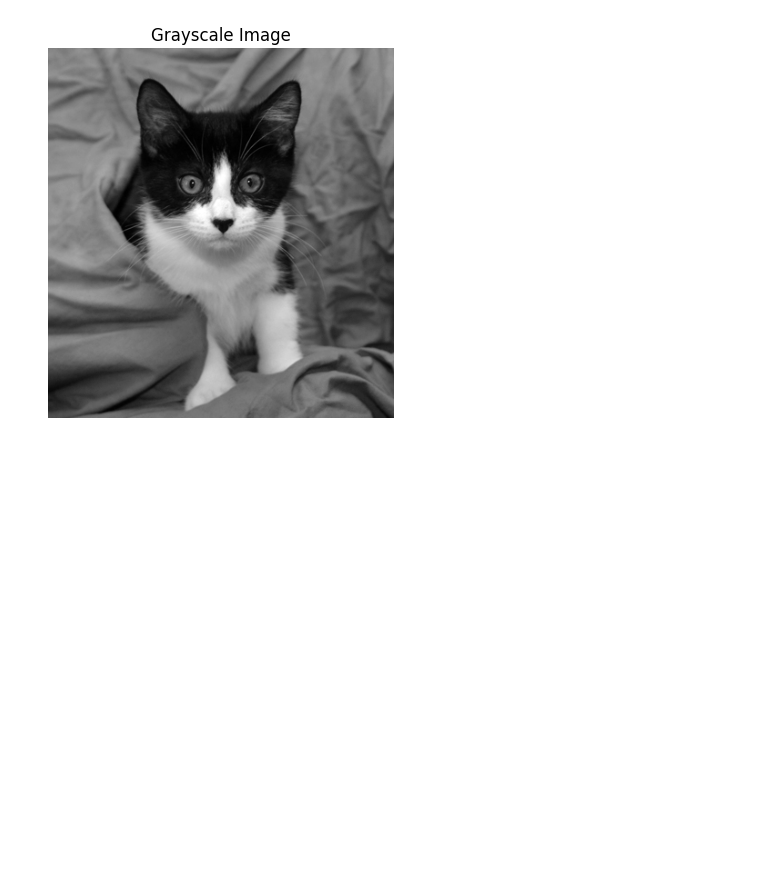
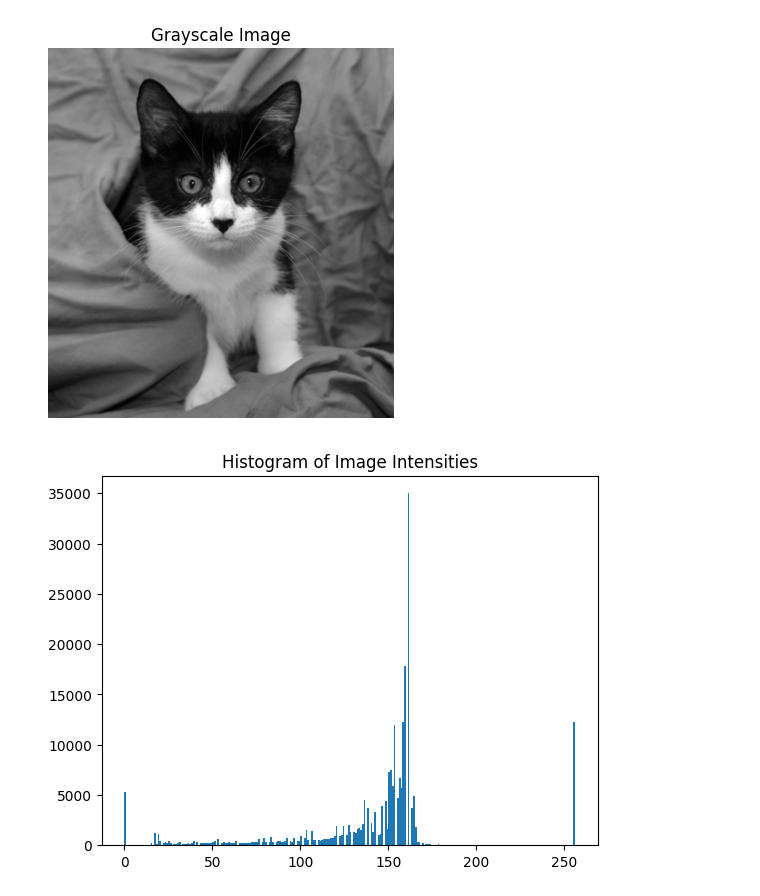
Before and after one commit to maruf908548/DIP_Lab_Final, a Jupyter notebook: DIP_Lab_Final.ipynb, the cells around one changed output. Cells and saved outputs as stored; diff of their text form; code cells hidden in the pictures; blank space fills up the shorter version.

Commit message:
image smoothing and noise identify (visualizing histogram)

```diff
--- a/DIP_Lab_Final.ipynb
+++ b/DIP_Lab_Final.ipynb
@@ -48,3 +48,13 @@ plt.axis('off')
 plt.show()
 # %% [output]
 [figure]
+# %%
+# Task 3: Image smoothing and noise identification
+img3_path = '/content/drive/MyDrive/DIP Lab Resources/Assignment/DIP_Lab_task_03.png'
+img3 = cv2.imread(img3_path, cv2.IMREAD_GRAYSCALE)
+# %%
+plt.hist(img3.ravel(), bins=256, range=[0, 256])
+plt.title('Histogram of Image Intensities')
+plt.show()
+# %% [output]
+[figure, added]
```
